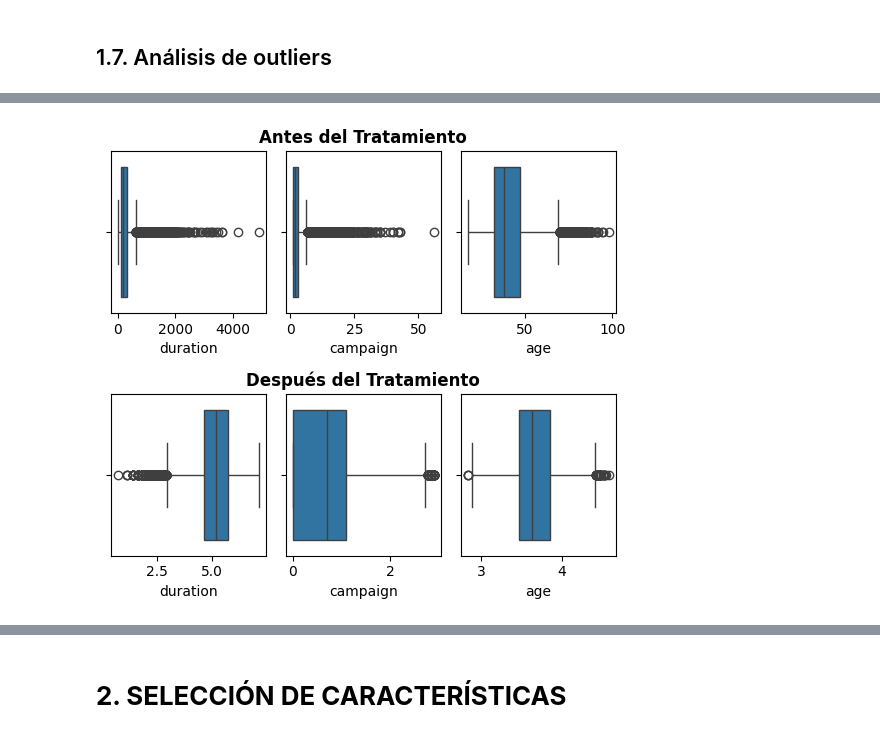
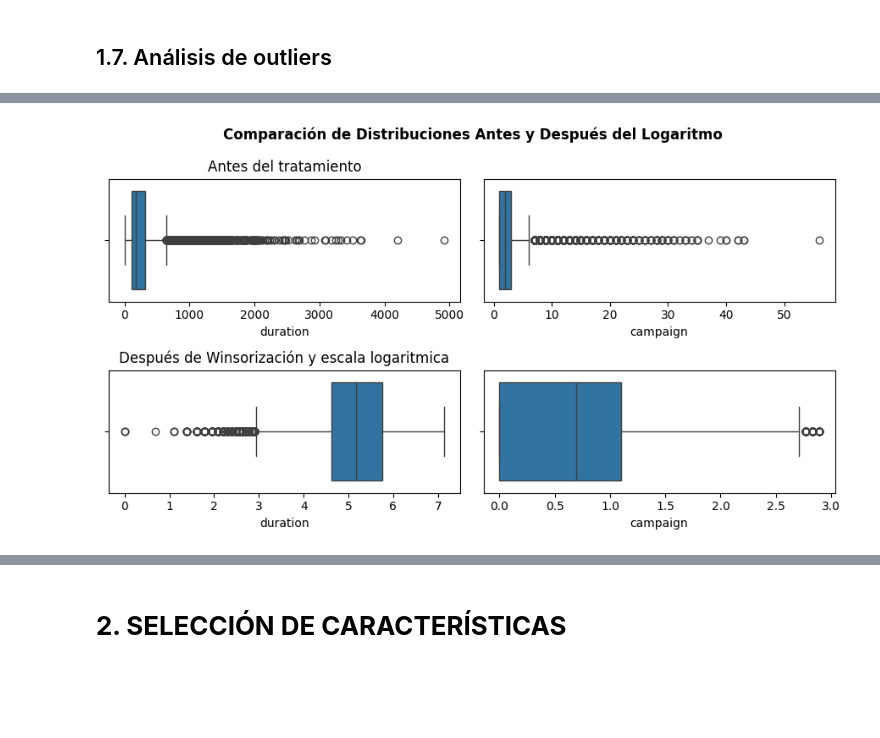
Before and after one commit to jjimvar/intro-ml, a Jupyter notebook: src/01-logistic-regression.ipynb, the cells around one changed output, grey strips where cells are left out. Cells and saved outputs as stored; diff of their text form; code cells hidden in the pictures; blank space fills up the shorter version.

```diff
--- a/src/01-logistic-regression.ipynb
+++ b/src/01-logistic-regression.ipynb
@@ -818,18 +931,20 @@ blue-collar         0.069368
 Name: y, dtype: float64
 # %%
 # Definimos el orden haciendo uso del orden anterior
-orden_inducido = ["blue-collar", "services", "entrepre-service", "housemaid", "manage-tech", "self-employed", "unemploy-admin", "retired", "student"]
+orden_seleccionado=job_enc.sort_values().index
 # Instanciamos la funcion
-ordenc = OrdinalEncoder(categories=[orden_inducido], dtype=int, handle_unknown='use_encoded_value', unknown_value=-1)
+ordenc = OrdinalEncoder(categories=[orden_seleccionado], dtype=int, handle_unknown='use_encoded_value', unknown_value=-1)
 
-# Transformamos train
+# Ajustamos y transformamos en train
 X_train["job"] = ordenc.fit_transform(X_train[["job"]])
 X_train["job"].replace({-1: np.nan}, inplace=True)
-print(X_train["job"].unique())
+## Mostramos indices ordenados
+print([float(i) for i in sorted(X_train["job"].unique())])
 print("="*35)
 
-#Transformamos test
+#Transformamos test en base al ajuste de train
 X_test["job"] = ordenc.fit_transform(X_test[["job"]])
+## Mostramos indices ordenados
 X_test["job"].replace({-1: np.nan}, inplace=True)
-print(X_test["job"].unique())
+print([float(i) for i in sorted(X_test["job"].unique())])
 # %% [output]
@@ -860,5 +1019,13 @@ education    4.219794
 dtype: float64
 # %%
 #Instanciamos MissForest
-categorical=["job", "education", "month", "day_of_week", "maried", "single", "housing", "loan", "telephone"]
+categorical=["job", "education", "month", "day_of_week", "maried", "single", "housing", "loan", "telephone", "y(-1)"]
 imputer = MissForest(categorical=categorical)
+
+#Base de datos train
+## - .fit_transform() entrena el modelo y predice los valores faltantes
+X_train_imp = pd.DataFrame(imputer.fit_transform(X_train), columns=X_train.columns, index=X_train.index)
+
+#Base de datos test
+## - .transform() aplica el modelo anterior en unos nuevos datos
+X_test_imp = pd.DataFrame(imputer.transform(X_test), columns=X_test.columns, index=X_test.index)
@@ -879,5 +1041,7 @@ dtype: float64
 # %%
-X_train_imp.describe().T
+#Unimos bases de datos para mantener dimension x e y
+train=pd.concat([X_train_imp, y_train], axis=1)
+train.describe().T
 # %% [output]
 |  | count | mean | std | min | 25% | 50% | 75% | max |
 | age | 32940.0 | 40.038039 | 10.428596 | 17.000 | 32.000 | 38.000 | 47.000 | 98.000 |
@@ -1011,24 +1133,24 @@ Name: campaign, dtype: float64
 - 477 observaciones eliminadas
 -  1.45% de la muestra train
 # %%
-# Crear una figura con dos subplots (uno para el histograma y otro para el boxplot)
-fig, axis = plt.subplots(2, 3, figsize=(5.5, 5))
+# Figura tras tratamiento
+fig, axis = plt.subplots(2, 2, figsize=(9, 5))
 
 # Crear un histograma en el primer subplot
 # Primera fila
 sns.boxplot(data=X_train_imp, x="duration", ax=axis[0,0])
 sns.boxplot(data=X_train_imp, x="campaign", ax=axis[0,1])
-sns.boxplot(data=X_train_imp, x="age", ax=axis[0,2])
-axis[0,1].set_title("Antes del Tratamiento", fontweight="bold")
+axis[0, 0].set_title("Antes del tratamiento")
+
 # Segunda fila
-sns.boxplot(data=np.log(df_tim), x="duration", ax=axis[1,0])
-sns.boxplot(data=np.log(df_tim), x="campaign", ax=axis[1,1])
-sns.boxplot(data=np.log(df_tim), x="age", ax=axis[1,2])
-axis[1,1].set_title("Después del Tratamiento", fontweight="bold")
+sns.boxplot(data=np.log(train), x="duration", ax=axis[1,0])
+sns.boxplot(data=np.log(train), x="campaign", ax=axis[1,1])
+axis[1, 0].set_title("Después de Winsorización y escala logaritmica")
 
 # Mostrar la figura
+fig.suptitle("Comparación de Distribuciones Antes y Después del Logaritmo", fontweight="bold")
 plt.tight_layout()
 plt.show()
 # %% [output]
-[figure, old version]
+[figure, new version]
 # %%
```
Also changed, not shown: parts of 172 cells of this notebook, 6 other files.
